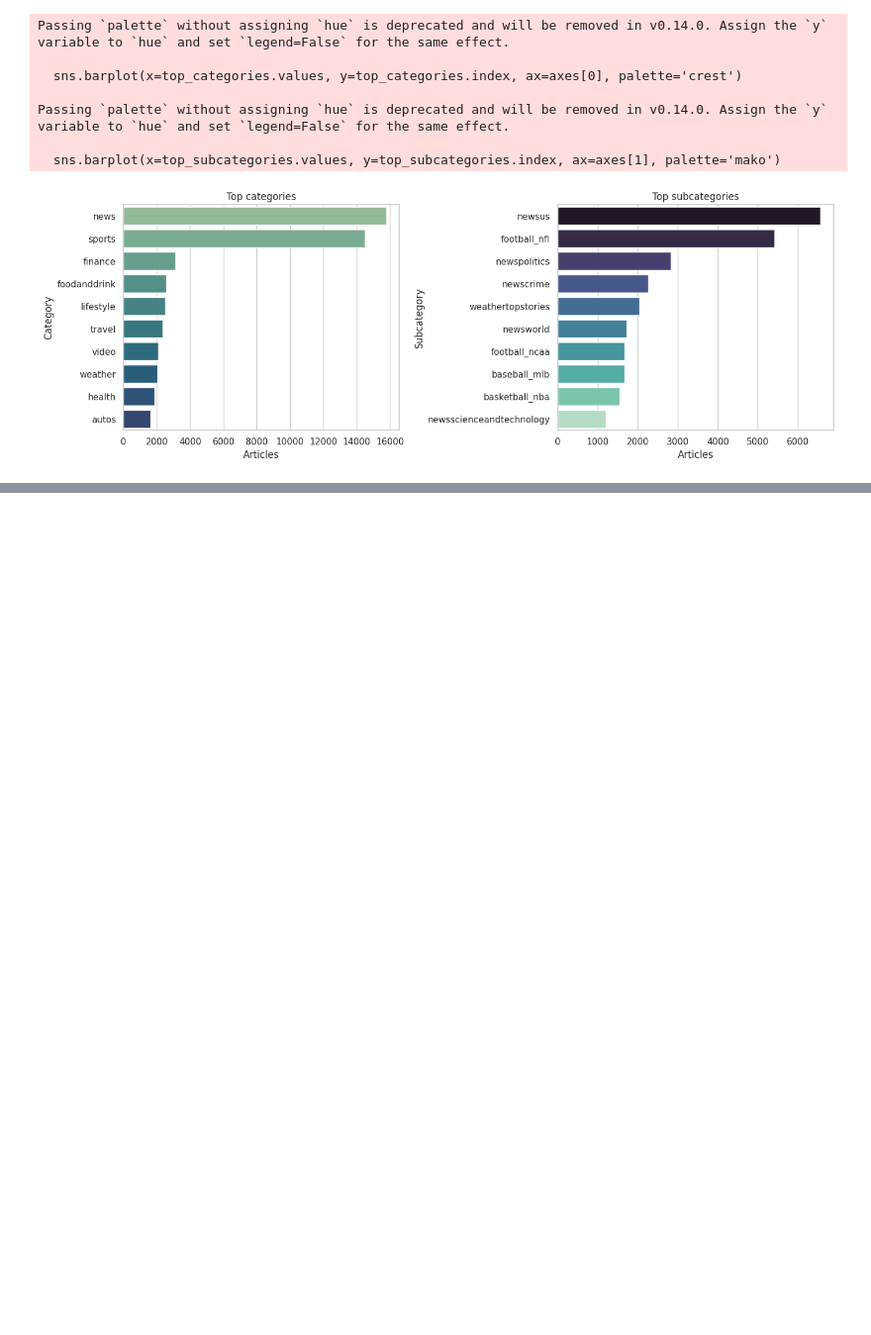
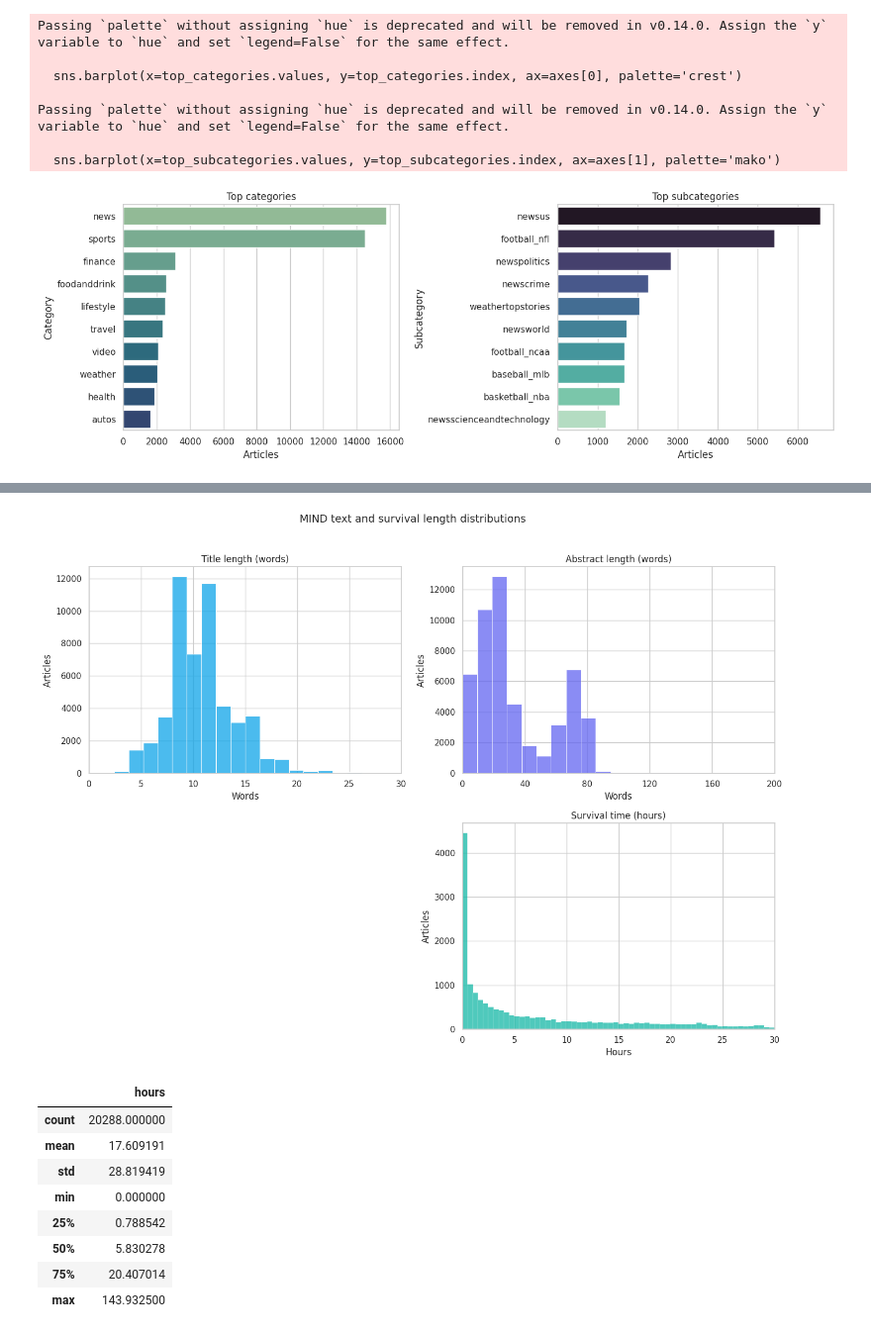
Before and after one commit to GisleGaren/AnbSysProsjekt, a Jupyter notebook: exploratory_data_analysis.ipynb, the cells around one changed output, grey strips where cells are left out. Shown at 99% size. Cells and saved outputs as stored; diff of their text form; code cells hidden in the pictures; blank space fills up the shorter version.

Commit message:
Commit from last week

```diff
--- a/exploratory_data_analysis.ipynb
+++ b/exploratory_data_analysis.ipynb
@@ -225,0 +338,51 @@ Passing `palette` without assigning `hue` is deprecated and will be removed in v
+# %%
+survival_stats = (
+    impressions_long
+    .groupby('news_id')['time']
+    .agg(first_seen='min', last_seen='max')
+)
+survival_stats['survival_hours'] = (
+    (survival_stats['last_seen'] - survival_stats['first_seen']).dt.total_seconds() / 3600
+).clip(lower=0)
+
+fig, axes = plt.subplots(2, 2, figsize=(14, 10))
+fig.delaxes(axes[1, 0])  # remove unused bottom-left axis
+plot_specs = [
+    ('Title length (words)', news_df['title_length'].dropna(), axes[0, 0], {'bins': 40, 'color': '#0ea5e9'}),
+    ('Abstract length (words)', news_df['abstract_length'].dropna(), axes[0, 1], {'bins': 50, 'color': '#6366f1'}),
+    ('Survival time (hours)', survival_stats['survival_hours'].dropna(), axes[1, 1], {'binwidth': 0.5, 'color': '#14b8a6'})
+]
+
+for title, series, ax, kwargs in plot_specs:
+    if title.startswith('Survival'):
+        upper = min(168, series.max())
+        kwargs.setdefault('binrange', (0, upper))
+    sns.histplot(series, ax=ax, **kwargs)
+    ax.set_title(title)
+    ax.set_ylabel('Articles')
+    ax.xaxis.set_major_locator(mticker.MaxNLocator(6))
+
+axes[0, 0].set_xlabel('Words')
+axes[0, 1].set_xlabel('Words')
+axes[1, 1].set_xlabel('Hours')
+
+axes[0, 0].set_xlim(0, 30)
+axes[0, 1].set_xlim(0, 200)
+axes[1, 1].set_xlim(0, 30) # Kommenter ut for fullt spektrum
+
+plt.suptitle('MIND text and survival length distributions', y=1.02, fontsize=14)
+plt.tight_layout()
+plt.show()
+
+display(survival_stats['survival_hours'].describe(percentiles=[0.25, 0.5, 0.75]).to_frame('hours'))
+# %% [output]
+[figure, added]
+|  | hours |
+| count | 20288.000000 |
+| mean | 17.609191 |
+| std | 28.819419 |
+| min | 0.000000 |
+| 25% | 0.788542 |
+| 50% | 5.830278 |
+| 75% | 20.407014 |
+| max | 143.932500 |
```
Also changed, not shown: parts of 14 cells of this notebook, 1 other file.
